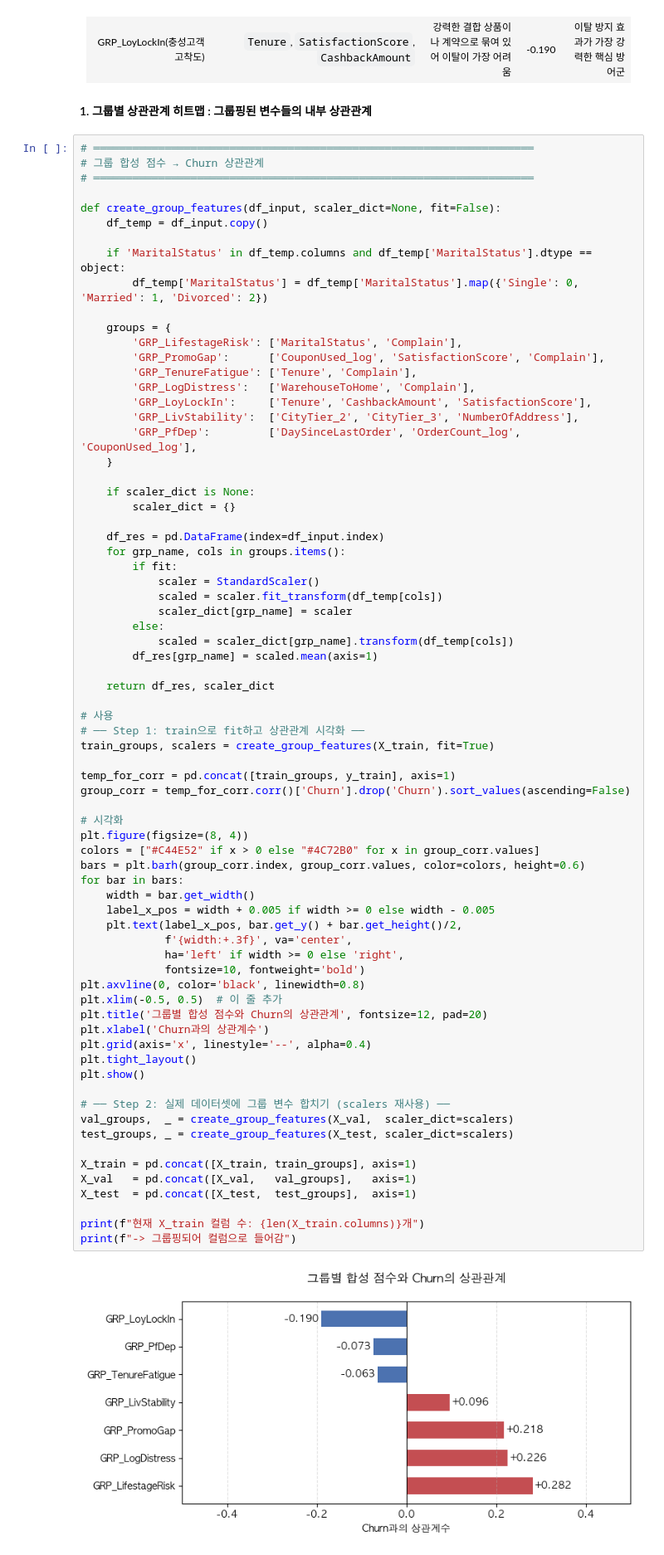
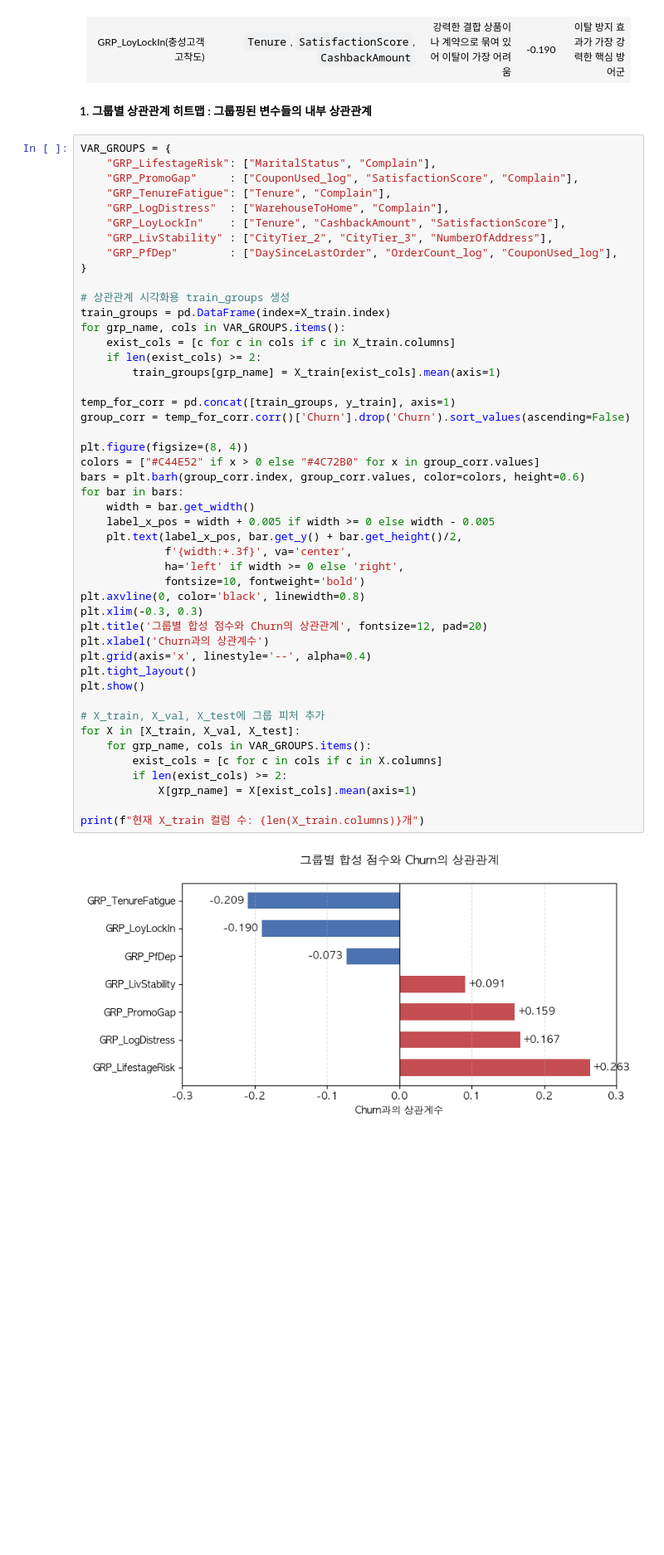
Before and after one commit to SKNETWORKS-FAMILY-AICAMP/SKN28-2nd-4Team, a Jupyter notebook: back_research/전하영/notebooks/Preprocessing.ipynb, the cells around one changed output. Shown at 83% size. Cells and saved outputs as stored; diff of their text form; blank space fills up the shorter version.

```diff
--- a/back_research/전하영/notebooks/Preprocessing.ipynb
+++ b/back_research/전하영/notebooks/Preprocessing.ipynb
@@ -1410,77 +1410,52 @@ plt.show()
 
 #### 1. 그룹별 상관관계 히트맵 : 그룹핑된 변수들의 내부 상관관계
 # %%
-# ════════════════════════════════════════════════════════════════════
-# 그룹 합성 점수 → Churn 상관관계
-# ════════════════════════════════════════════════════════════════════
+VAR_GROUPS = {
+    "GRP_LifestageRisk": ["MaritalStatus", "Complain"],
+    "GRP_PromoGap"     : ["CouponUsed_log", "SatisfactionScore", "Complain"],
+    "GRP_TenureFatigue": ["Tenure", "Complain"],
+    "GRP_LogDistress"  : ["WarehouseToHome", "Complain"],
+    "GRP_LoyLockIn"    : ["Tenure", "CashbackAmount", "SatisfactionScore"],
+    "GRP_LivStability" : ["CityTier_2", "CityTier_3", "NumberOfAddress"],
+    "GRP_PfDep"        : ["DaySinceLastOrder", "OrderCount_log", "CouponUsed_log"],
+}
 
-def create_group_features(df_input, scaler_dict=None, fit=False):
-    df_temp = df_input.copy()
-
-    if 'MaritalStatus' in df_temp.columns and df_temp['MaritalStatus'].dtype == object:
-        df_temp['MaritalStatus'] = df_temp['MaritalStatus'].map({'Single': 0, 'Married': 1, 'Divorced': 2})
-
-    groups = {
-        'GRP_LifestageRisk': ['MaritalStatus', 'Complain'],
-        'GRP_PromoGap':      ['CouponUsed_log', 'SatisfactionScore', 'Complain'],
-        'GRP_TenureFatigue': ['Tenure', 'Complain'],
-        'GRP_LogDistress':   ['WarehouseToHome', 'Complain'],
-        'GRP_LoyLockIn':     ['Tenure', 'CashbackAmount', 'SatisfactionScore'],
-        'GRP_LivStability':  ['CityTier_2', 'CityTier_3', 'NumberOfAddress'],
-        'GRP_PfDep':         ['DaySinceLastOrder', 'OrderCount_log', 'CouponUsed_log'],
-    }
-
-    if scaler_dict is None:
-        scaler_dict = {}
-
-    df_res = pd.DataFrame(index=df_input.index)
-    for grp_name, cols in groups.items():
-        if fit:
-            scaler = StandardScaler()
-            scaled = scaler.fit_transform(df_temp[cols])
-            scaler_dict[grp_name] = scaler
-        else:
-            scaled = scaler_dict[grp_name].transform(df_temp[cols])
-        df_res[grp_name] = scaled.mean(axis=1)
-
-    return df_res, scaler_dict
-
-# 사용
-# ── Step 1: train으로 fit하고 상관관계 시각화 ──
-train_groups, scalers = create_group_features(X_train, fit=True)
+# 상관관계 시각화용 train_groups 생성
+train_groups = pd.DataFrame(index=X_train.index)
+for grp_name, cols in VAR_GROUPS.items():
+    exist_cols = [c for c in cols if c in X_train.columns]
+    if len(exist_cols) >= 2:
+        train_groups[grp_name] = X_train[exist_cols].mean(axis=1)
 
 temp_for_corr = pd.concat([train_groups, y_train], axis=1)
 group_corr = temp_for_corr.corr()['Churn'].drop('Churn').sort_values(ascending=False)
 
-# 시각화
 plt.figure(figsize=(8, 4))
 colors = ["#C44E52" if x > 0 else "#4C72B0" for x in group_corr.values]
 bars = plt.barh(group_corr.index, group_corr.values, color=colors, height=0.6)
 for bar in bars:
     width = bar.get_width()
     label_x_pos = width + 0.005 if width >= 0 else width - 0.005
     plt.text(label_x_pos, bar.get_y() + bar.get_height()/2,
              f'{width:+.3f}', va='center',
              ha='left' if width >= 0 else 'right',
              fontsize=10, fontweight='bold')
 plt.axvline(0, color='black', linewidth=0.8)
-plt.xlim(-0.5, 0.5)  # 이 줄 추가
+plt.xlim(-0.3, 0.3)
 plt.title('그룹별 합성 점수와 Churn의 상관관계', fontsize=12, pad=20)
 plt.xlabel('Churn과의 상관계수')
 plt.grid(axis='x', linestyle='--', alpha=0.4)
 plt.tight_layout()
 plt.show()
 
-# ── Step 2: 실제 데이터셋에 그룹 변수 합치기 (scalers 재사용) ──
-val_groups,  _ = create_group_features(X_val,  scaler_dict=scalers)
-test_groups, _ = create_group_features(X_test, scaler_dict=scalers)
-
-X_train = pd.concat([X_train, train_groups], axis=1)
-X_val   = pd.concat([X_val,   val_groups],   axis=1)
-X_test  = pd.concat([X_test,  test_groups],  axis=1)
+# X_train, X_val, X_test에 그룹 피처 추가
+for X in [X_train, X_val, X_test]:
+    for grp_name, cols in VAR_GROUPS.items():
+        exist_cols = [c for c in cols if c in X.columns]
+        if len(exist_cols) >= 2:
+            X[grp_name] = X[exist_cols].mean(axis=1)
 
 print(f"현재 X_train 컬럼 수: {len(X_train.columns)}개")
-print(f"-> 그룹핑되어 컬럼으로 들어감")
 # %% [output]
-[figure, old version]
+[figure, new version]
 현재 X_train 컬럼 수: 27개
```
Also changed, not shown: parts of 12 cells of this notebook.
